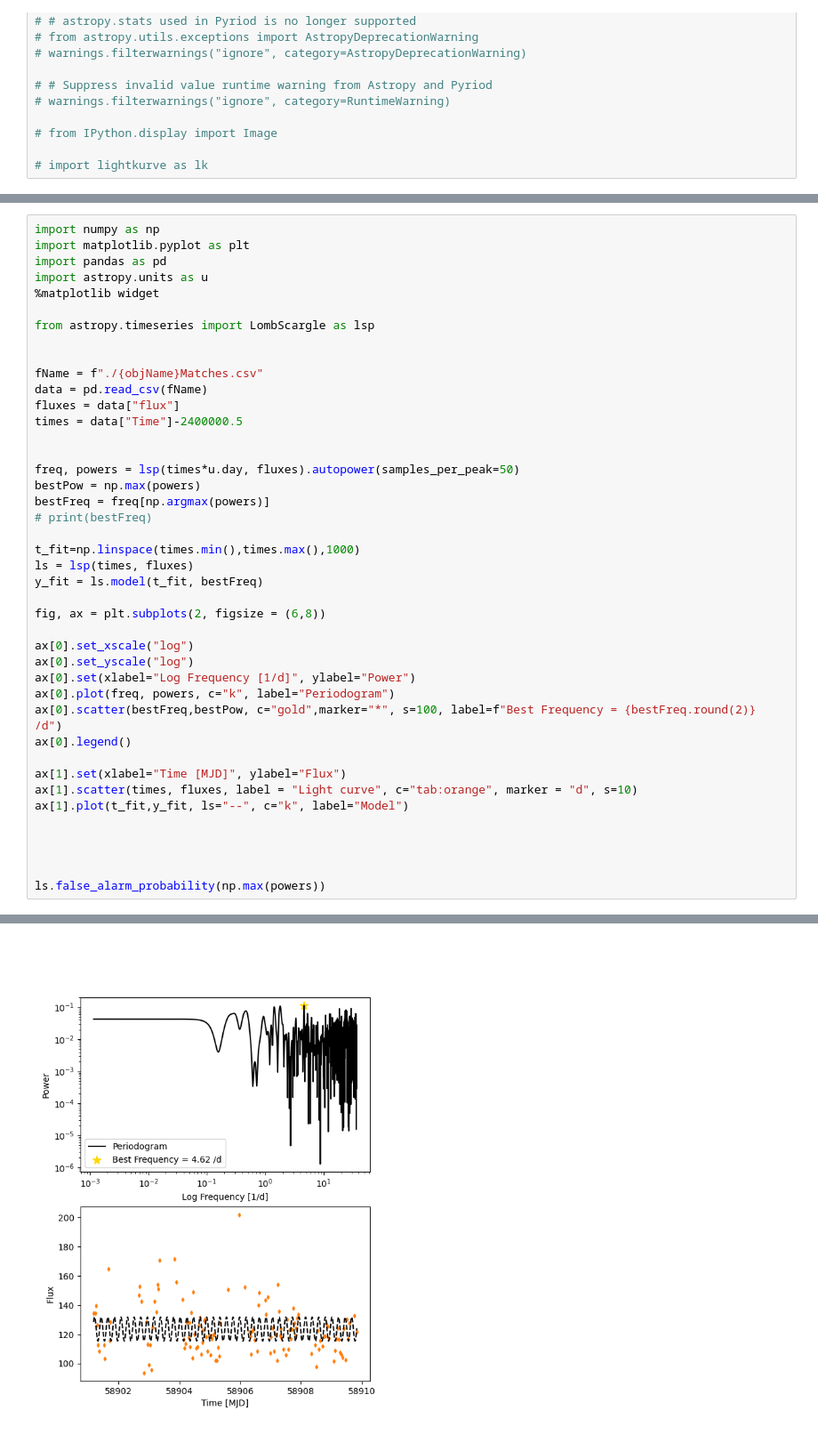
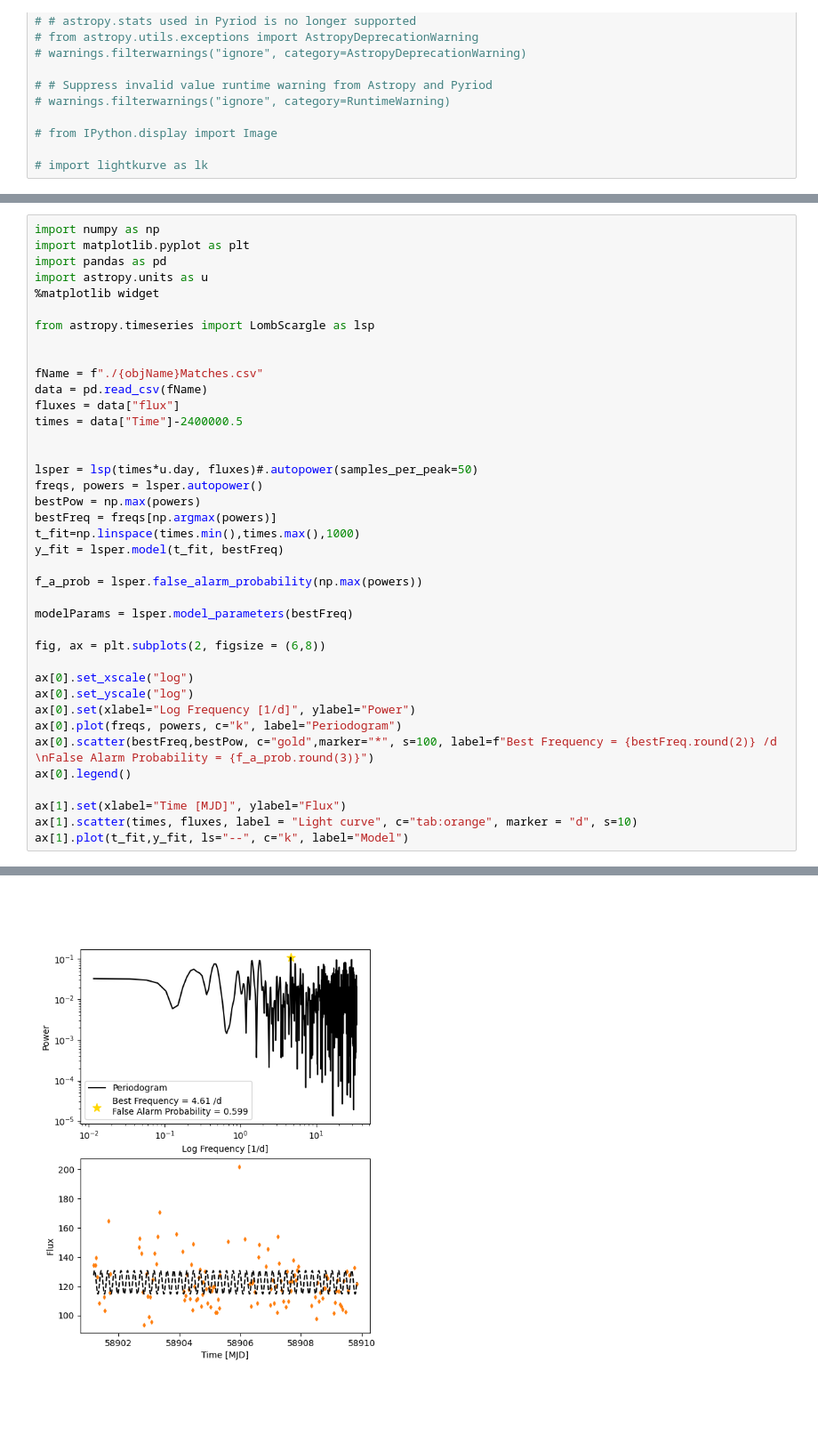
Before and after one commit to ble61/ASTR480, a Jupyter notebook: Test Code/periodTest.ipynb, the cells around one changed output, grey strips where cells are left out. Shown at 89% size. Saved outputs shown, nothing was run; the diff lists cells and outputs as text; blank space fills up the shorter version.

Commit message:
take out querried points for matching, and periodDetection use more functions for both LK and AP

```diff
--- a/Test Code/periodTest.ipynb
+++ b/Test Code/periodTest.ipynb
@@ -85,30 +110,27 @@ fluxes = data["flux"]
 times = data["Time"]-2400000.5
 
 
-freq, powers = lsp(times*u.day, fluxes).autopower(samples_per_peak=50)
+lsper = lsp(times*u.day, fluxes)#.autopower(samples_per_peak=50)
+freqs, powers = lsper.autopower()
 bestPow = np.max(powers)
-bestFreq = freq[np.argmax(powers)]
-# print(bestFreq)
+bestFreq = freqs[np.argmax(powers)]
+t_fit=np.linspace(times.min(),times.max(),1000)
+y_fit = lsper.model(t_fit, bestFreq)
 
-t_fit=np.linspace(times.min(),times.max(),1000)
-ls = lsp(times, fluxes)
-y_fit = ls.model(t_fit, bestFreq)
+f_a_prob = lsper.false_alarm_probability(np.max(powers))
+
+modelParams = lsper.model_parameters(bestFreq)
 
 fig, ax = plt.subplots(2, figsize = (6,8))
 
 ax[0].set_xscale("log")
 ax[0].set_yscale("log")
 ax[0].set(xlabel="Log Frequency [1/d]", ylabel="Power")
-ax[0].plot(freq, powers, c="k", label="Periodogram")
-ax[0].scatter(bestFreq,bestPow, c="gold",marker="*", s=100, label=f"Best Frequency = {bestFreq.round(2)} /d")
+ax[0].plot(freqs, powers, c="k", label="Periodogram")
+ax[0].scatter(bestFreq,bestPow, c="gold",marker="*", s=100, label=f"Best Frequency = {bestFreq.round(2)} /d \nFalse Alarm Probability = {f_a_prob.round(3)}")
 ax[0].legend()
 
 ax[1].set(xlabel="Time [MJD]", ylabel="Flux")
 ax[1].scatter(times, fluxes, label = "Light curve", c="tab:orange", marker = "d", s=10)
 ax[1].plot(t_fit,y_fit, ls="--", c="k", label="Model")
-
-
-
-
-ls.false_alarm_probability(np.max(powers))
 # %% [output]
@@ -116 +138 @@ ls.false_alarm_probability(np.max(powers))
-[figure, old version]
+[figure, new version]
```
Also changed, not shown: parts of 3 cells of this notebook, 9 other files.
